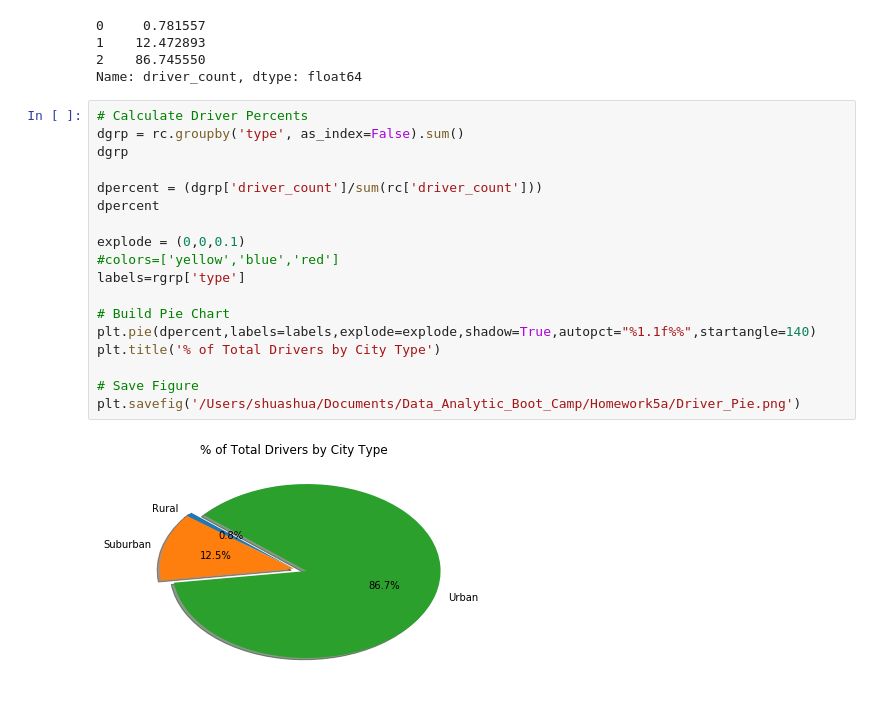
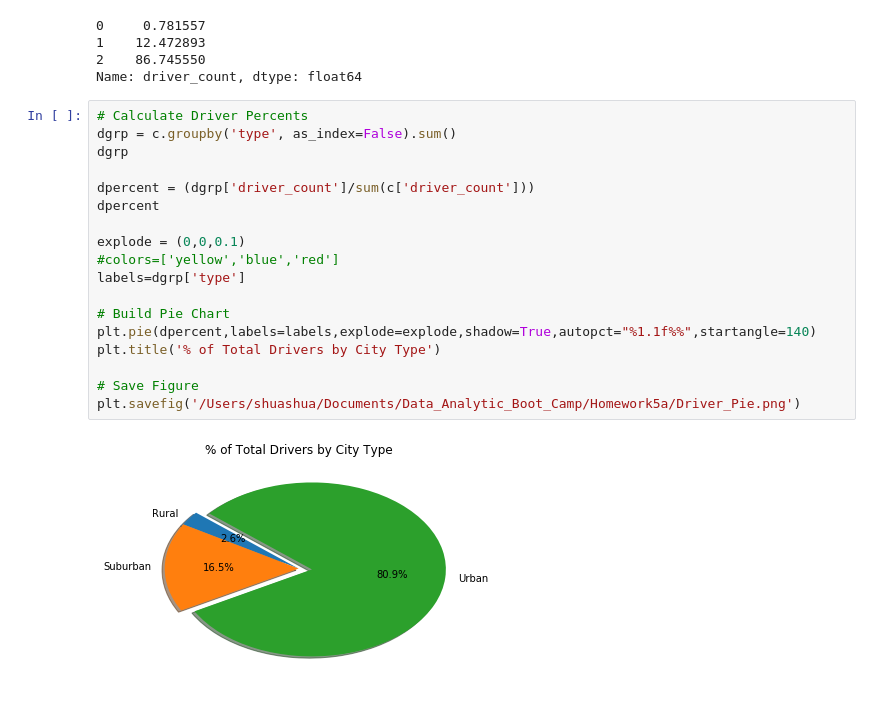
Before and after one commit to annatheking/Homework5_Pyber, a Jupyter notebook: 05_matplotlib_homework_Instructions_Pyber_pyber_starter.ipynb, the cells around one changed output. Drawn from its saved outputs; the diff is of its cells as text.

```diff
--- a/05_matplotlib_homework_Instructions_Pyber_pyber_starter.ipynb
+++ b/05_matplotlib_homework_Instructions_Pyber_pyber_starter.ipynb
@@ -168,21 +169,21 @@ dpercent
 Name: driver_count, dtype: float64
 # %%
 # Calculate Driver Percents
-dgrp = rc.groupby('type', as_index=False).sum()
+dgrp = c.groupby('type', as_index=False).sum()
 dgrp
 
-dpercent = (dgrp['driver_count']/sum(rc['driver_count']))
+dpercent = (dgrp['driver_count']/sum(c['driver_count']))
 dpercent
 
 explode = (0,0,0.1)
 #colors=['yellow','blue','red']
-labels=rgrp['type']
+labels=dgrp['type']
 
 # Build Pie Chart
 plt.pie(dpercent,labels=labels,explode=explode,shadow=True,autopct="%1.1f%%",startangle=140)
 plt.title('% of Total Drivers by City Type')
 
 # Save Figure
 plt.savefig('/Users/shuashua/Documents/Data_Analytic_Boot_Camp/Homework5a/Driver_Pie.png')
 # %% [output]
-[figure, old version]
+[figure, new version]
```
Also changed, not shown: parts of 2 cells of this notebook, 1 other file.
